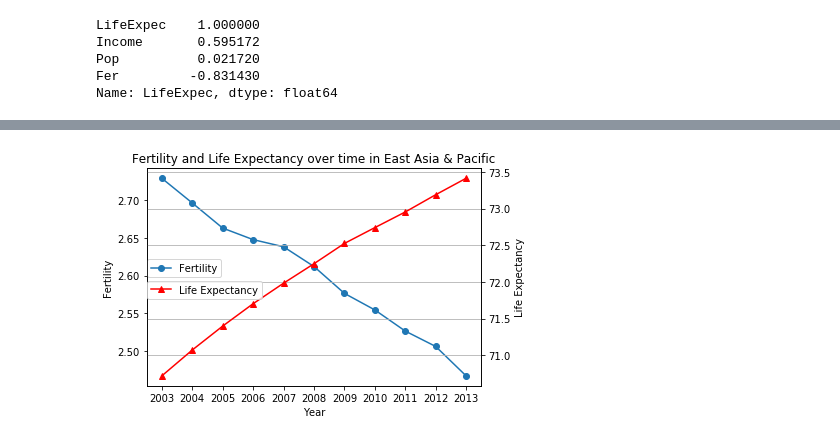
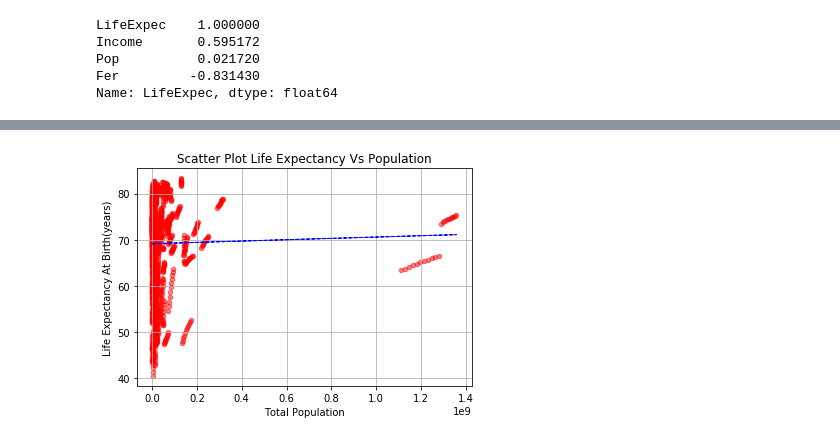
Before and after one commit to shilpiray/Project1, a Jupyter notebook: Project.ipynb, the cells around one changed output, grey strips where cells are left out. Cells and saved outputs as stored; diff of their text form; code cells hidden in the pictures.

```diff
--- a/Project.ipynb
+++ b/Project.ipynb
@@ -898,28 +464,12 @@ plt.savefig("East_Asia_&_Pacific_income_and_life_expec_overtime")
-# %%
-data_life_ex_new = data_life_ex[data_life_ex['Region'] == 'East Asia & Pacific']
-data_fer_new = data_fer[data_fer['Region'] == 'East Asia & Pacific']
-data_life_ex_new.drop(['Country Code','Region'], axis=1, inplace=True)
-data_fer_new.drop(['Country Code','Region'], axis=1, inplace=True)
-data_fer_new.reset_index()
-data_life_ex_new.reset_index()
-life_mean = data_life_ex_new.mean()
-fer_mean = data_fer_new.mean()
-year = ['2003', '2004',
-       '2005', '2006', '2007', '2008', '2009', '2010',
-       '2011', '2012', '2013']
-fig = plt.figure()
-ax1 = fig.add_subplot(111)
-ax1.plot(year,fer_mean,marker = "o",label = "Fertility")
-ax1.set_ylabel('Fertility')
-ax1.legend(loc =(0,0.5))
-plt.xlabel("Year")
-
-ax2 = ax1.twinx()
-ax2.plot(year,life_mean,marker = "^",color='red',label = "Life Expectancy")
-ax2.set_ylabel('Life Expectancy')
-plt.title("Fertility and Life Expectancy over time in East Asia & Pacific")
-plt.grid()
-ax2.legend(loc =(0,0.4))
-plt.savefig("East_Asia_&_Pacific_fertility_and_life_expec_overtime")
-# %% [output]
-[figure, removed]
+# %%
+new_df.plot(kind="scatter", x="Pop", y="LifeExpec", alpha=0.5,color = 'red')
+plt.grid()
+vc_slope, vc_int, vc_r, vc_p, vc_std_err = stats.linregress( new_df['Pop'], new_df['LifeExpec'])
+vc_fit = vc_slope * new_df['Pop'] + vc_int
+plt.plot(new_df['Pop'], vc_fit, "b--", linewidth=1)
+plt.xlabel("Total Population")
+plt.ylabel("Life Expectancy At Birth(years)")
+plt.title("Scatter Plot Life Expectancy Vs Population")
+plt.savefig('scatterplot_lifeexpec_vs_population.png')
+# %% [output]
+[figure, added]
```
Also changed, not shown: parts of 40 cells of this notebook, 23 other files.
